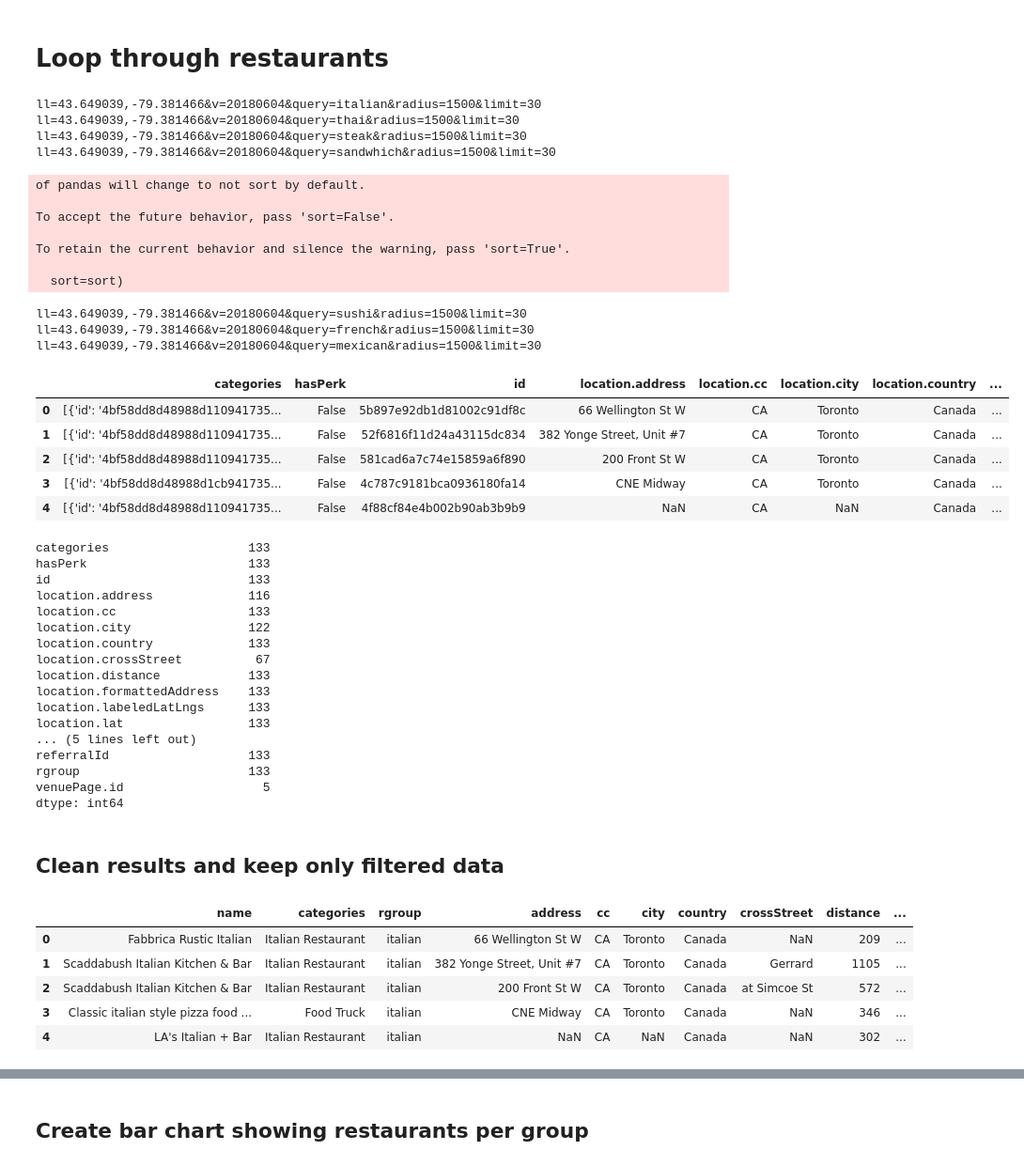
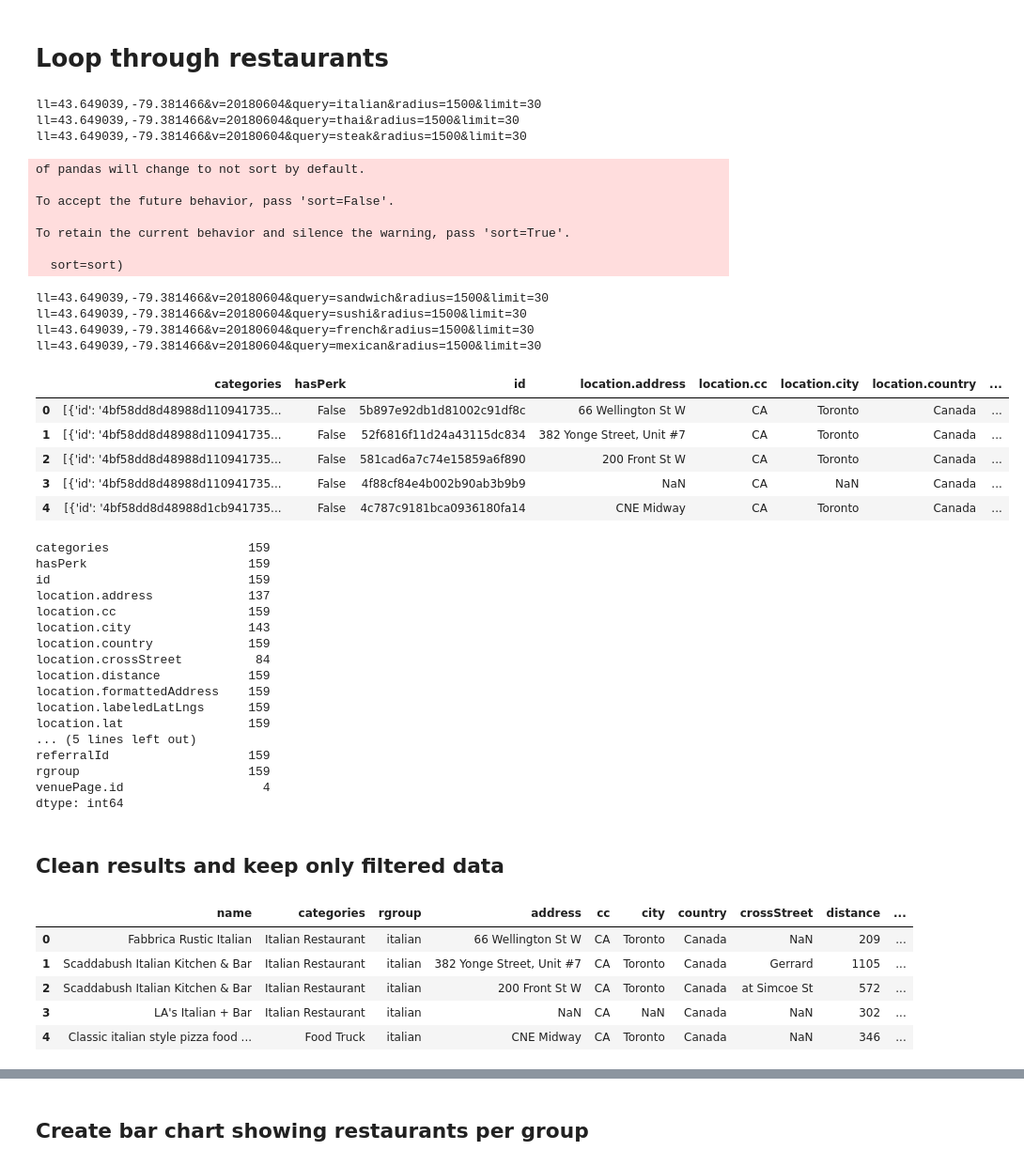
Before and after one commit to ghdigi/Coursera_Capstone, a Jupyter notebook: Final Project.ipynb, the cells around one changed output, grey strips where cells are left out. Shown at 94% size. Saved outputs shown, nothing was run; the diff lists cells and outputs as text; code cells hidden in the pictures.

```diff
--- a/Final Project.ipynb
+++ b/Final Project.ipynb
@@ -71,8 +79,7 @@ def get_data(qry):
 # %% [markdown]
 # Loop through restaurants
 # %%
-query = ["italian","thai","steak","sandwhich","sushi","french","mexican"]
-#query = ['italian']
+query = ["italian","thai","steak","sandwich","sushi","french","mexican"]
 
 #address = 'First Canadian Place, 100 King St W, Toronto, ON M5X 1A9, Canada'
 latitude = 43.649039
@@ -80,55 +87,55 @@ longitude = -79.381466
 
 #clear dataframe
 dataframe.drop(dataframe.index, inplace=True)
 
 for x in query:
     tmpframe = get_data(x)
     #print(tmpframe)
     dataframe = dataframe.append(tmpframe,ignore_index=True)
 
 dataframe.head()
 
 #dataframe_filtered
 # %% [output]
 ll=43.649039,-79.381466&v=20180604&query=italian&radius=1500&limit=30
 ll=43.649039,-79.381466&v=20180604&query=thai&radius=1500&limit=30
 ll=43.649039,-79.381466&v=20180604&query=steak&radius=1500&limit=30
-ll=43.649039,-79.381466&v=20180604&query=sandwhich&radius=1500&limit=30
 of pandas will change to not sort by default.
 
 To accept the future behavior, pass 'sort=False'.
 
 To retain the current behavior and silence the warning, pass 'sort=True'.
 
   sort=sort)
+ll=43.649039,-79.381466&v=20180604&query=sandwich&radius=1500&limit=30
 ll=43.649039,-79.381466&v=20180604&query=sushi&radius=1500&limit=30
 ll=43.649039,-79.381466&v=20180604&query=french&radius=1500&limit=30
 ll=43.649039,-79.381466&v=20180604&query=mexican&radius=1500&limit=30
 |  | categories | hasPerk | id | location.address | location.cc | location.city | location.country | ... |
 | 0 | [{'id': '4bf58dd8d48988d110941735... | False | 5b897e92db1d81002c91df8c | 66 Wellington St W | CA | Toronto | Canada | ... |
 | 1 | [{'id': '4bf58dd8d48988d110941735... | False | 52f6816f11d24a43115dc834 | 382 Yonge Street, Unit #7 | CA | Toronto | Canada | ... |
 | 2 | [{'id': '4bf58dd8d48988d110941735... | False | 581cad6a7c74e15859a6f890 | 200 Front St W | CA | Toronto | Canada | ... |
-| 3 | [{'id': '4bf58dd8d48988d1cb941735... | False | 4c787c9181bca0936180fa14 | CNE Midway | CA | Toronto | Canada | ... |
-| 4 | [{'id': '4bf58dd8d48988d110941735... | False | 4f88cf84e4b002b90ab3b9b9 | NaN | CA | NaN | Canada | ... |
+| 3 | [{'id': '4bf58dd8d48988d110941735... | False | 4f88cf84e4b002b90ab3b9b9 | NaN | CA | NaN | Canada | ... |
+| 4 | [{'id': '4bf58dd8d48988d1cb941735... | False | 4c787c9181bca0936180fa14 | CNE Midway | CA | Toronto | Canada | ... |
 # %%
 dataframe.count()
 # %% [output]
-categories                   133
-hasPerk                      133
-id                           133
-location.address             116
-location.cc                  133
-location.city                122
-location.country             133
-location.crossStreet          67
-location.distance            133
-location.formattedAddress    133
-location.labeledLatLngs      133
-location.lat                 133
+categories                   159
+hasPerk                      159
+id                           159
+location.address             137
+location.cc                  159
+location.city                143
+location.country             159
+location.crossStreet          84
+location.distance            159
+location.formattedAddress    159
+location.labeledLatLngs      159
+location.lat                 159
 ... (5 lines left out)
-referralId                   133
-rgroup                       133
-venuePage.id                   5
+referralId                   159
+rgroup                       159
+venuePage.id                   4
 dtype: int64
 # %% [markdown]
 ## Clean results and keep only filtered data
@@ -147,8 +154,8 @@ dataframe_filtered.head()
 | 0 | Fabbrica Rustic Italian | Italian Restaurant | italian | 66 Wellington St W | CA | Toronto | Canada | NaN | 209 | ... |
 | 1 | Scaddabush Italian Kitchen & Bar | Italian Restaurant | italian | 382 Yonge Street, Unit #7 | CA | Toronto | Canada | Gerrard | 1105 | ... |
 | 2 | Scaddabush Italian Kitchen & Bar | Italian Restaurant | italian | 200 Front St W | CA | Toronto | Canada | at Simcoe St | 572 | ... |
-| 3 | Classic italian style pizza food ... | Food Truck | italian | CNE Midway | CA | Toronto | Canada | NaN | 346 | ... |
-| 4 | LA's Italian + Bar | Italian Restaurant | italian | NaN | CA | NaN | Canada | NaN | 302 | ... |
+| 3 | LA's Italian + Bar | Italian Restaurant | italian | NaN | CA | NaN | Canada | NaN | 302 | ... |
+| 4 | Classic italian style pizza food ... | Food Truck | italian | CNE Midway | CA | Toronto | Canada | NaN | 346 | ... |
 # %%
 #Clean Data and remove unnecessary headings
 dfrest = dataframe_filtered[dataframe_filtered.categories != 'Embassy / Consulate']
```
Also changed, not shown: parts of 20 cells of this notebook.
